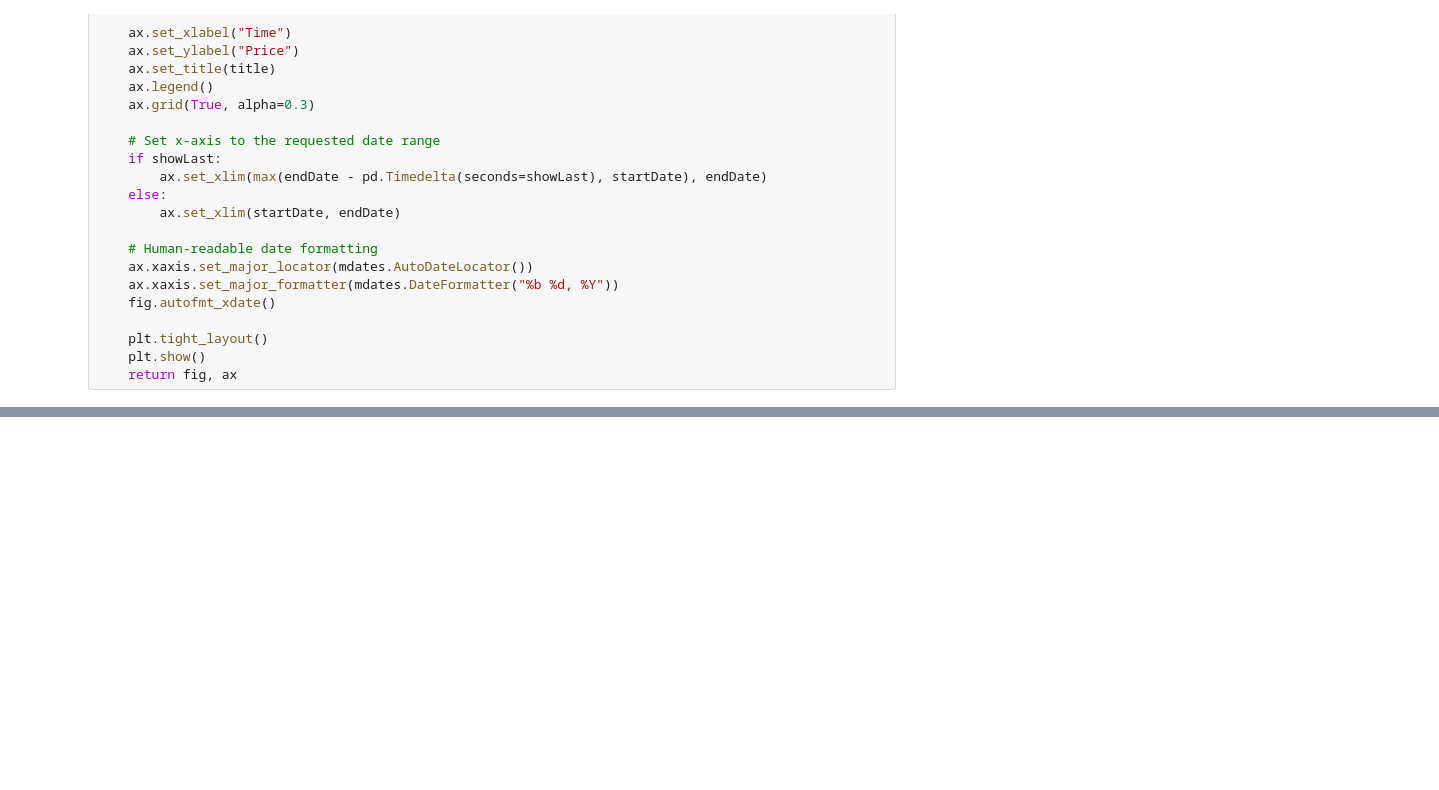
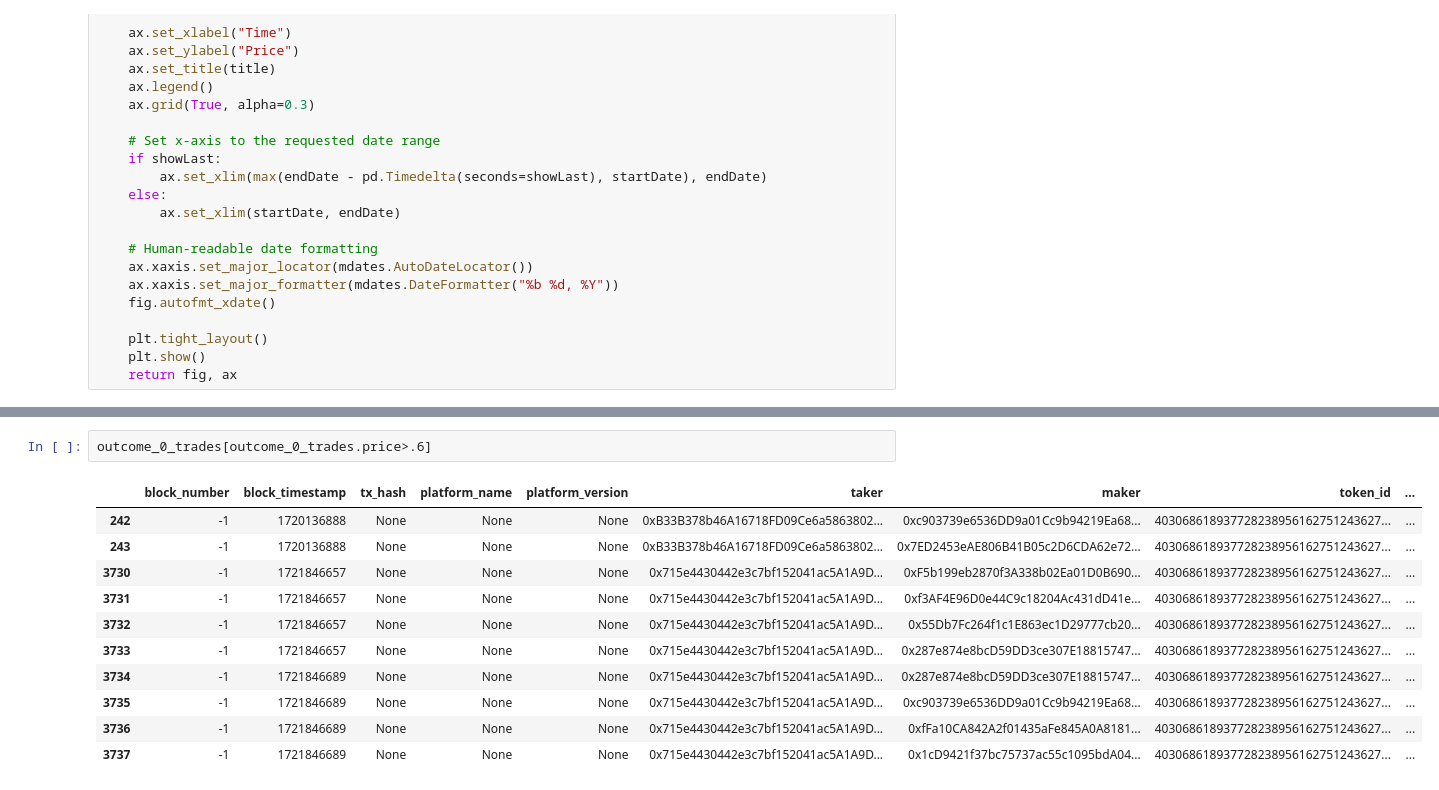
Before and after one commit to amirabbasja/PredictionMarketAnalyzer, a Jupyter notebook: playground.ipynb, the cells around one changed output, grey strips where cells are left out. Cells and saved outputs as stored; diff of their text form; blank space fills up the shorter version.

```diff
--- a/playground.ipynb
+++ b/playground.ipynb
@@ -210,2 +258,16 @@ plotOutcomes(
 (<Figure size 1200x600 with 1 Axes>,
  <Axes: title={'center': 'Price Comparison'}, xlabel='Time', ylabel='Price'>)
+# %%
+outcome_0_trades[outcome_0_trades.price>.6]
+# %% [output]
+|  | block_number | block_timestamp | tx_hash | platform_name | platform_version | taker | maker | token_id | ... |
+| 242 | -1 | 1720136888 | None | None | None | 0xB33B378b46A16718FD09Ce6a5863802... | 0xc903739e6536DD9a01Cc9b94219Ea68... | 403068618937728238956162751243627... | ... |
+| 243 | -1 | 1720136888 | None | None | None | 0xB33B378b46A16718FD09Ce6a5863802... | 0x7ED2453eAE806B41B05c2D6CDA62e72... | 403068618937728238956162751243627... | ... |
+| 3730 | -1 | 1721846657 | None | None | None | 0x715e4430442e3c7bf152041ac5A1A9D... | 0xF5b199eb2870f3A338b02Ea01D0B690... | 403068618937728238956162751243627... | ... |
+| 3731 | -1 | 1721846657 | None | None | None | 0x715e4430442e3c7bf152041ac5A1A9D... | 0xf3AF4E96D0e44C9c18204Ac431dD41e... | 403068618937728238956162751243627... | ... |
+| 3732 | -1 | 1721846657 | None | None | None | 0x715e4430442e3c7bf152041ac5A1A9D... | 0x55Db7Fc264f1c1E863ec1D29777cb20... | 403068618937728238956162751243627... | ... |
+| 3733 | -1 | 1721846657 | None | None | None | 0x715e4430442e3c7bf152041ac5A1A9D... | 0x287e874e8bcD59DD3ce307E18815747... | 403068618937728238956162751243627... | ... |
+| 3734 | -1 | 1721846689 | None | None | None | 0x715e4430442e3c7bf152041ac5A1A9D... | 0x287e874e8bcD59DD3ce307E18815747... | 403068618937728238956162751243627... | ... |
+| 3735 | -1 | 1721846689 | None | None | None | 0x715e4430442e3c7bf152041ac5A1A9D... | 0xc903739e6536DD9a01Cc9b94219Ea68... | 403068618937728238956162751243627... | ... |
+| 3736 | -1 | 1721846689 | None | None | None | 0x715e4430442e3c7bf152041ac5A1A9D... | 0xfFa10CA842A2f01435aFe845A0A8181... | 403068618937728238956162751243627... | ... |
+| 3737 | -1 | 1721846689 | None | None | None | 0x715e4430442e3c7bf152041ac5A1A9D... | 0x1cD9421f37bc75737ac55c1095bdA04... | 403068618937728238956162751243627... | ... |
```
Also changed, not shown: parts of 11 cells of this notebook, 3 other files.
